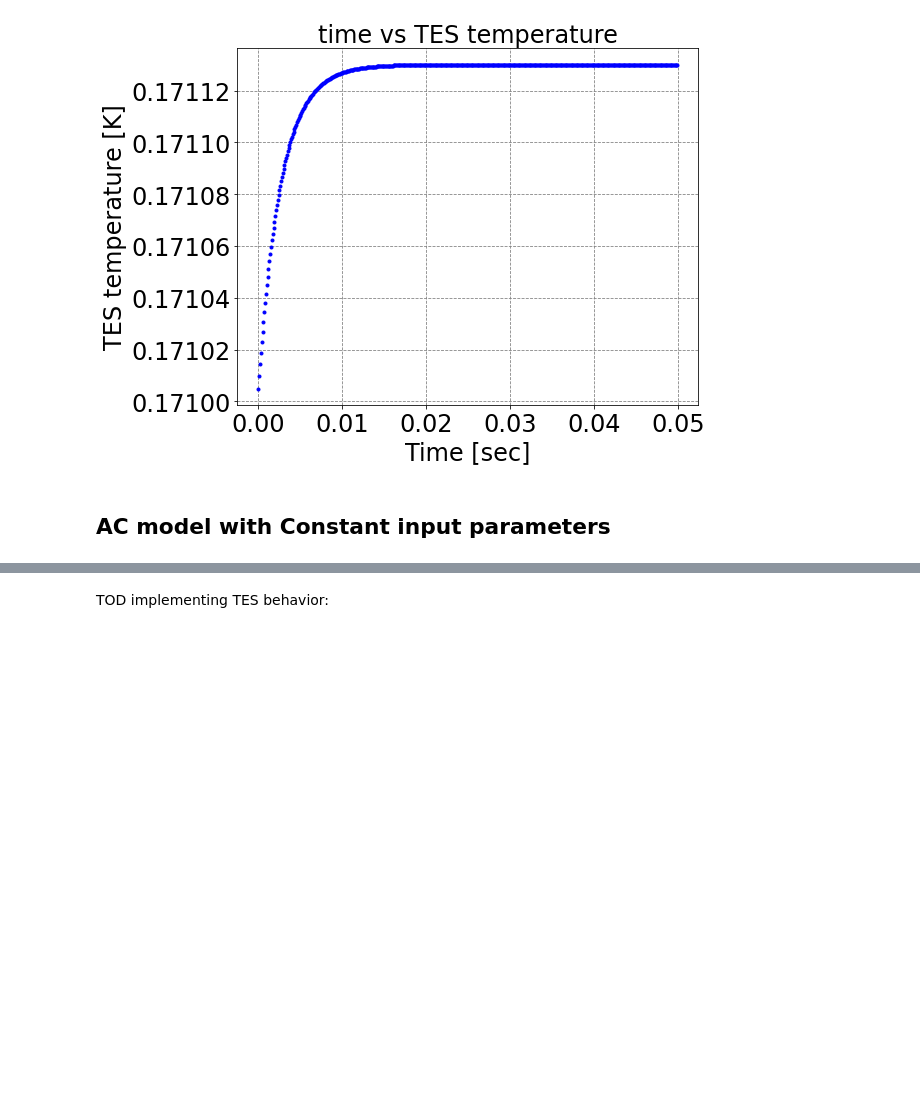
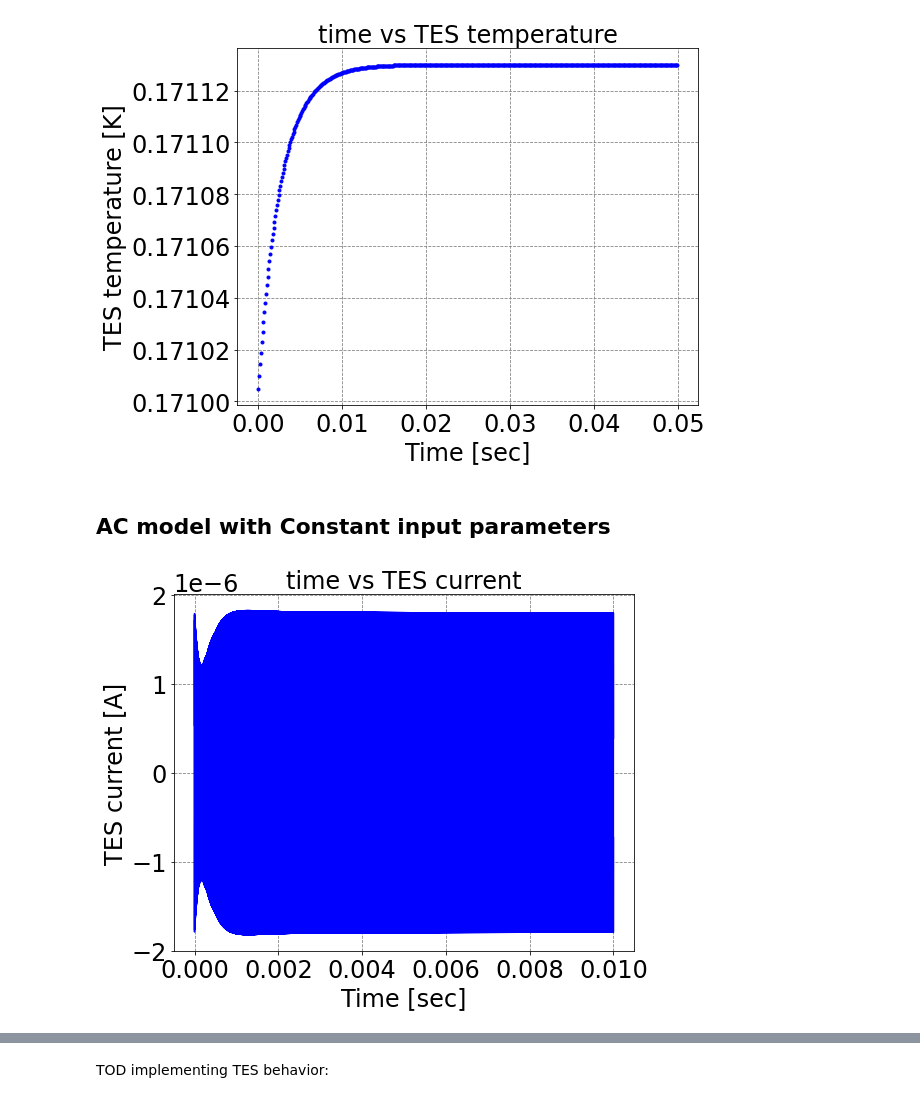
Before and after one commit to tomma90/tes_simulator, a Jupyter notebook: tes_simulator/Example_tes_simulator.ipynb, the cells around one changed output, grey strips where cells are left out. Saved outputs shown, nothing was run; the diff lists cells and outputs as text; code cells hidden in the pictures; blank space fills up the shorter version.

```diff
--- a/tes_simulator/Example_tes_simulator.ipynb
+++ b/tes_simulator/Example_tes_simulator.ipynb
@@ -187,11 +185,10 @@ plt.show()
 tesAC = tessim.tes_ac_model()
 fs_ac = 20e6
 # %%
-time_range_ac = [0., 0.05]
+time_range_ac = [0., 0.01]
 time_array_ac = np.arange(time_range_ac[0], time_range_ac[1], 1/fs_ac)
-bias_current_array_ac = np.ones_like(time_array) * tesAC.biasing_current_amplitude
-loading_power_array_ac = np.ones_like(time_array) * tesAC.optical_loading_power
-bath_temperature_array_ac = np.ones_like(time_array) * tesAC.temperature_focal_plane
-tes_current_ac = np.zeros_like(time_array)
-tes_temperature_ac = np.zeros_like(time_array)
-tes_current_ac, tes_temperature_ac = tessim.TesAcRungeKuttaSolver(time_array_ac, bias_current_array_ac, loading_power_array_ac, bath_temperature_array_ac, tes_current_ac, tes_temperature_ac, tesAC)
+bias_current_array_ac = np.ones_like(time_array_ac) * tesAC.biasing_current_amplitude
+loading_power_array_ac = np.ones_like(time_array_ac) * tesAC.optical_loading_power
+bath_temperature_array_ac = np.ones_like(time_array_ac) * tesAC.temperature_focal_plane
+tes_current_ac = np.zeros_like(time_array_ac)
+tes_temperature_ac = np.zeros_like(time_array_ac)
@@ -198,10 +197,12 @@ tes_current_ac, tes_temperature_ac = tessim.TesAcRungeKuttaSolver(time_array_ac,
 # %%
 plt.figure(figsize=(8,6))
 plt.title('time vs TES current')
 plt.xlabel('Time [sec]')
 plt.ylabel('TES current [A]')
-plt.plot(time_array,tes_current,'b-')
+plt.plot(time_array_ac,tes_current_ac,'b-')
 plt.show()
+# %% [output]
+[figure, added]
 # %%
 plt.figure(figsize=(8,6))
 plt.title('time vs TES current')
```
Also changed, not shown: parts of 54 cells of this notebook.
